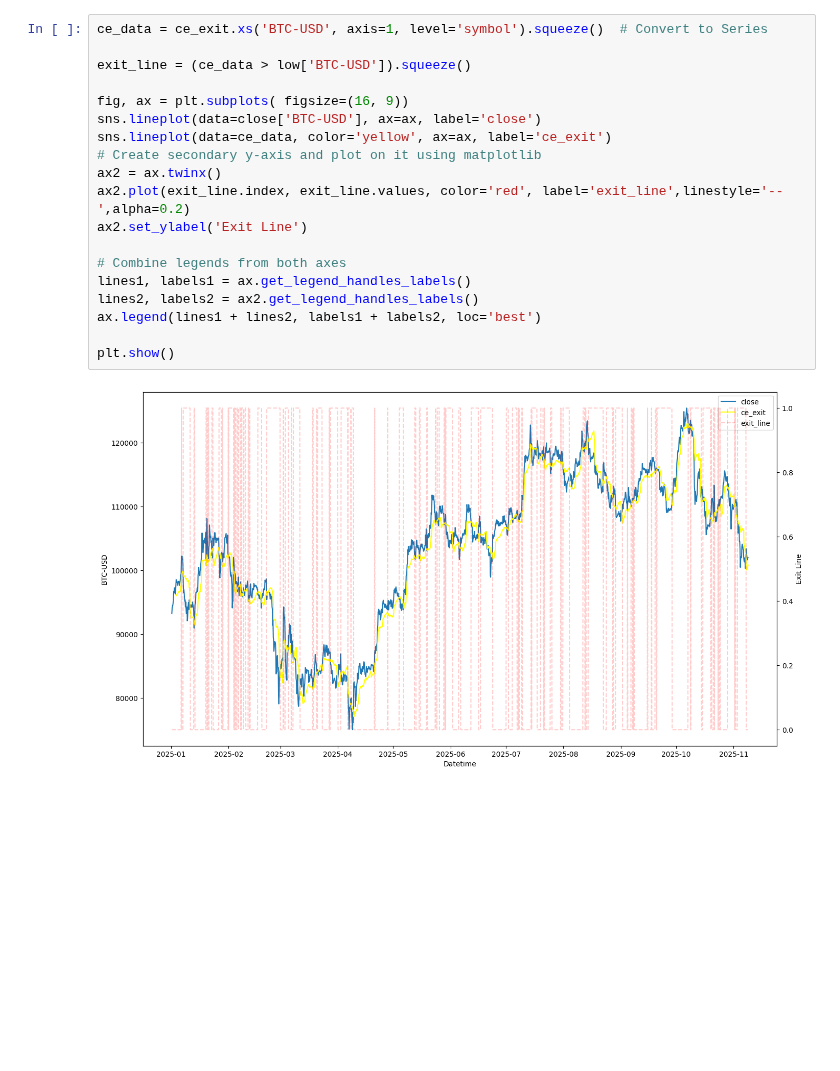
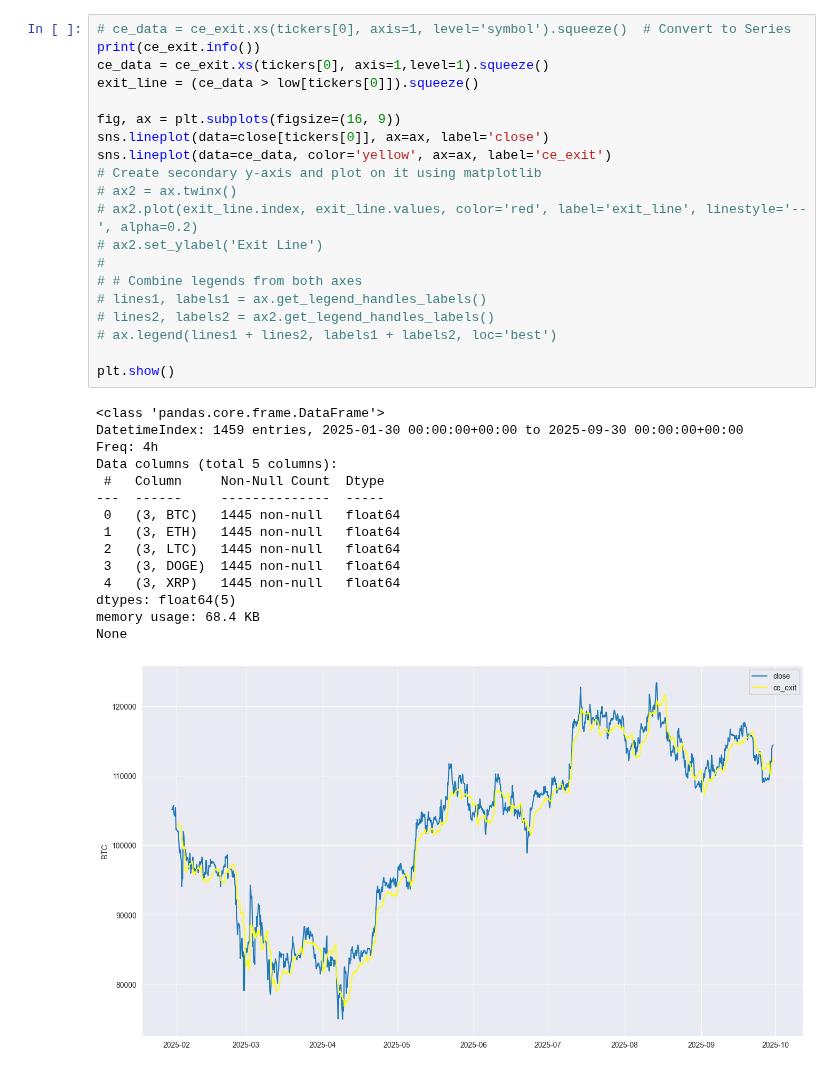
Before and after one commit to garykuepper/ggTrader, a Jupyter notebook: examples/vectorbt_ex.ipynb, the cells around one changed output. Drawn from its saved outputs; the diff is of its cells as text; blank space fills up the shorter version.

```diff
--- a/examples/vectorbt_ex.ipynb
+++ b/examples/vectorbt_ex.ipynb
@@ -66,24 +112,39 @@ symbol                    BTC-USD ETH-USD DOGE-USD
 # %%
-ce_data = ce_exit.xs('BTC-USD', axis=1, level='symbol').squeeze()  # Convert to Series
+# ce_data = ce_exit.xs(tickers[0], axis=1, level='symbol').squeeze()  # Convert to Series
+print(ce_exit.info())
+ce_data = ce_exit.xs(tickers[0], axis=1,level=1).squeeze()
+exit_line = (ce_data > low[tickers[0]]).squeeze()
 
-exit_line = (ce_data > low['BTC-USD']).squeeze()
-
-fig, ax = plt.subplots( figsize=(16, 9))
-sns.lineplot(data=close['BTC-USD'], ax=ax, label='close')
+fig, ax = plt.subplots(figsize=(16, 9))
+sns.lineplot(data=close[tickers[0]], ax=ax, label='close')
 sns.lineplot(data=ce_data, color='yellow', ax=ax, label='ce_exit')
 # Create secondary y-axis and plot on it using matplotlib
-ax2 = ax.twinx()
-ax2.plot(exit_line.index, exit_line.values, color='red', label='exit_line',linestyle='--',alpha=0.2)
-ax2.set_ylabel('Exit Line')
-
-# Combine legends from both axes
-lines1, labels1 = ax.get_legend_handles_labels()
-lines2, labels2 = ax2.get_legend_handles_labels()
-ax.legend(lines1 + lines2, labels1 + labels2, loc='best')
+# ax2 = ax.twinx()
+# ax2.plot(exit_line.index, exit_line.values, color='red', label='exit_line', linestyle='--', alpha=0.2)
+# ax2.set_ylabel('Exit Line')
+#
+# # Combine legends from both axes
+# lines1, labels1 = ax.get_legend_handles_labels()
+# lines2, labels2 = ax2.get_legend_handles_labels()
+# ax.legend(lines1 + lines2, labels1 + labels2, loc='best')
 
 plt.show()
 # %% [output]
+<class 'pandas.core.frame.DataFrame'>
+DatetimeIndex: 1459 entries, 2025-01-30 00:00:00+00:00 to 2025-09-30 00:00:00+00:00
+Freq: 4h
+Data columns (total 5 columns):
+ #   Column     Non-Null Count  Dtype
+---  ------     --------------  -----
+ 0   (3, BTC)   1445 non-null   float64
+ 1   (3, ETH)   1445 non-null   float64
+ 2   (3, LTC)   1445 non-null   float64
+ 3   (3, DOGE)  1445 non-null   float64
+ 4   (3, XRP)   1445 non-null   float64
+dtypes: float64(5)
+memory usage: 68.4 KB
+None
-[figure, old version]
+[figure, new version]
 # %%
 pf = vbt.Portfolio.from_signals(close,
                                 entries=entries,
```
Also changed, not shown: parts of 6 cells of this notebook, 7 other files.
